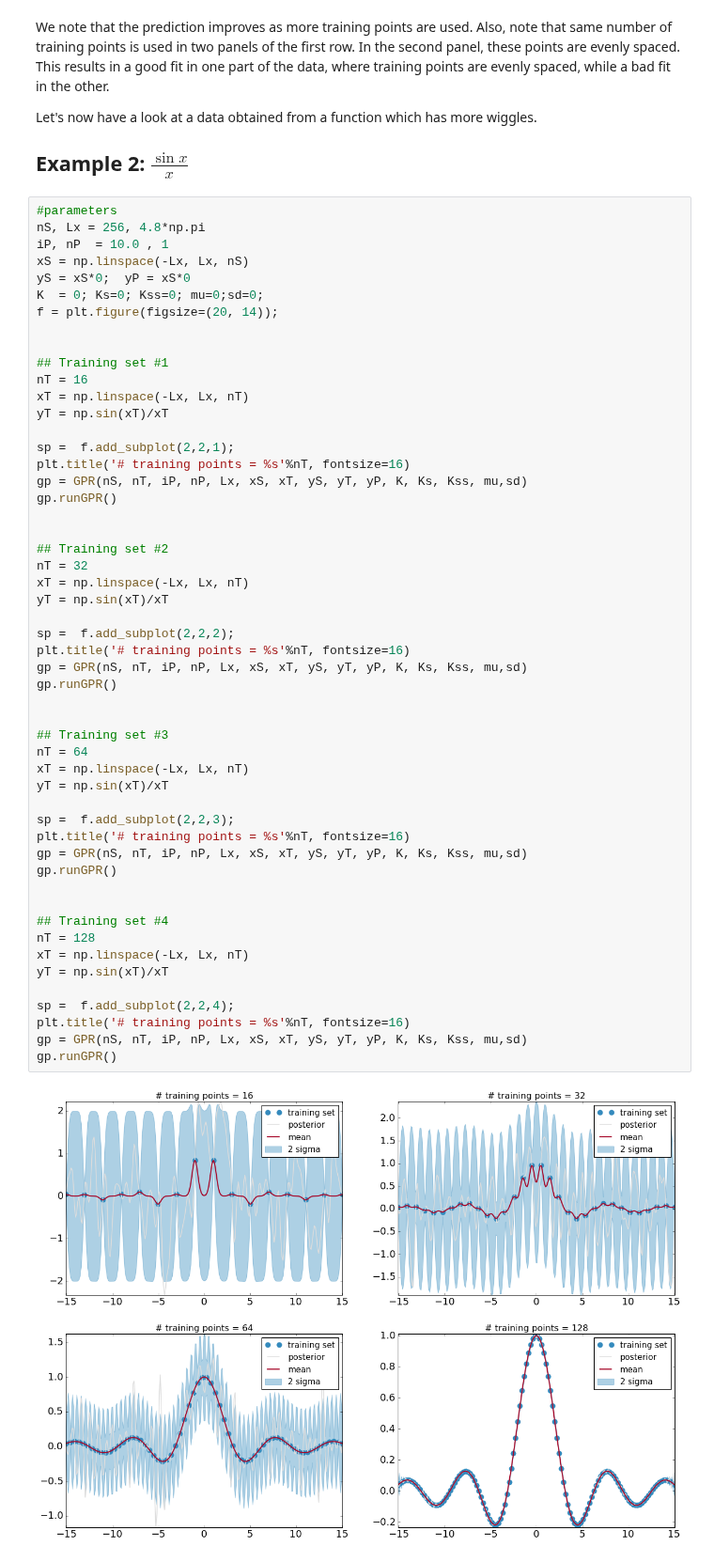
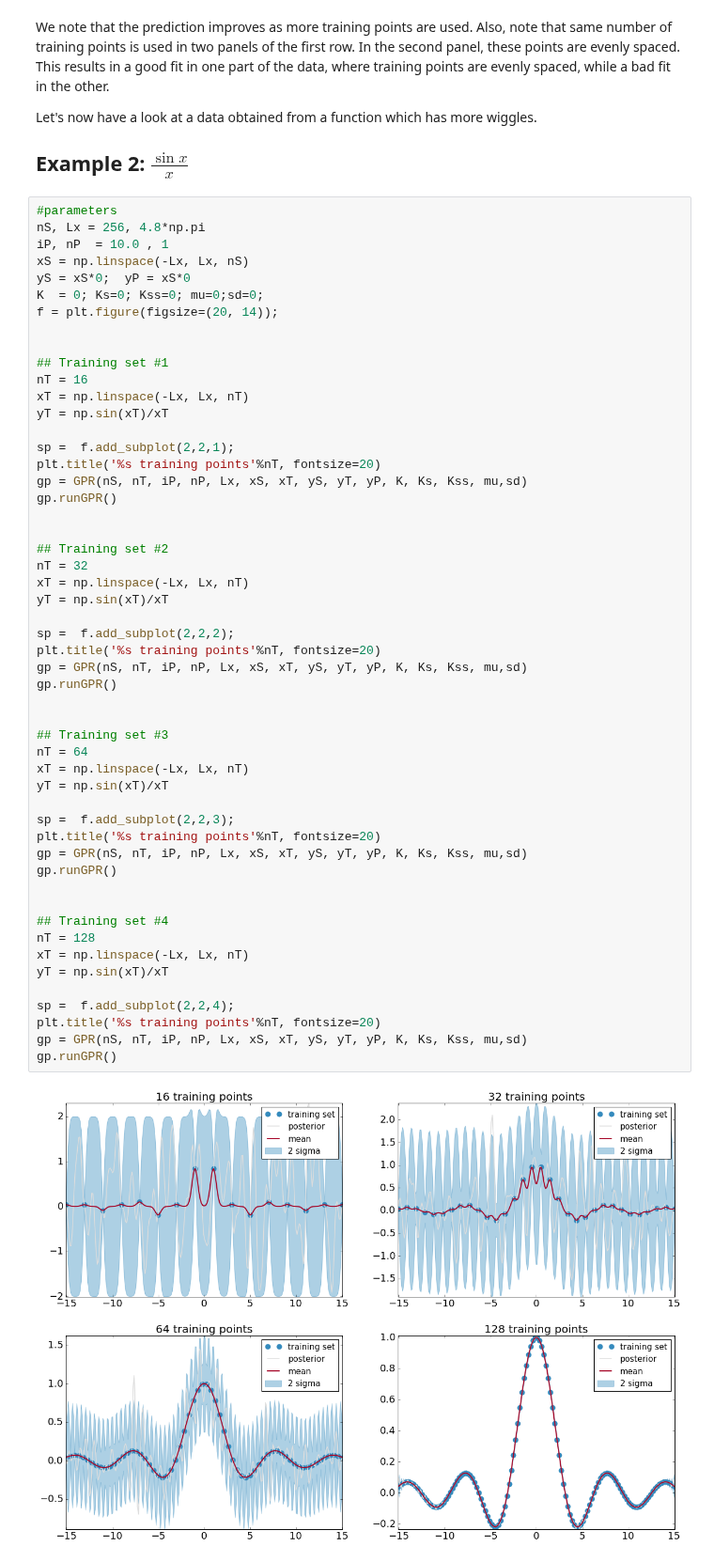
Before and after one commit to rajeshrinet/compPhy, a Jupyter notebook: notebooks/2018/GaussianProcesses.ipynb, the cells around one changed output. Shown at 94% size. Cells and saved outputs as stored; diff of their text form.

```diff
--- a/notebooks/2018/GaussianProcesses.ipynb
+++ b/notebooks/2018/GaussianProcesses.ipynb
@@ -226,41 +258,41 @@ xT = np.linspace(-Lx, Lx, nT)
 yT = np.sin(xT)/xT
 
 sp =  f.add_subplot(2,2,1);
-plt.title('# training points = %s'%nT, fontsize=16)
+plt.title('%s training points'%nT, fontsize=20)
 gp = GPR(nS, nT, iP, nP, Lx, xS, xT, yS, yT, yP, K, Ks, Kss, mu,sd)
 gp.runGPR()
 
 
 ## Training set #2
 nT = 32
 xT = np.linspace(-Lx, Lx, nT)
 yT = np.sin(xT)/xT
 
 sp =  f.add_subplot(2,2,2);
-plt.title('# training points = %s'%nT, fontsize=16)
+plt.title('%s training points'%nT, fontsize=20)
 gp = GPR(nS, nT, iP, nP, Lx, xS, xT, yS, yT, yP, K, Ks, Kss, mu,sd)
 gp.runGPR()
 
 
 ## Training set #3
 nT = 64
 xT = np.linspace(-Lx, Lx, nT)
 yT = np.sin(xT)/xT
 
 sp =  f.add_subplot(2,2,3);
-plt.title('# training points = %s'%nT, fontsize=16)
+plt.title('%s training points'%nT, fontsize=20)
 gp = GPR(nS, nT, iP, nP, Lx, xS, xT, yS, yT, yP, K, Ks, Kss, mu,sd)
 gp.runGPR()
 
 
 ## Training set #4
 nT = 128
 xT = np.linspace(-Lx, Lx, nT)
 yT = np.sin(xT)/xT
 
 sp =  f.add_subplot(2,2,4);
-plt.title('# training points = %s'%nT, fontsize=16)
+plt.title('%s training points'%nT, fontsize=20)
 gp = GPR(nS, nT, iP, nP, Lx, xS, xT, yS, yT, yP, K, Ks, Kss, mu,sd)
 gp.runGPR()
 # %% [output]
-[figure, old version]
+[figure, new version]
```
Also changed, not shown: parts of 10 cells of this notebook.
